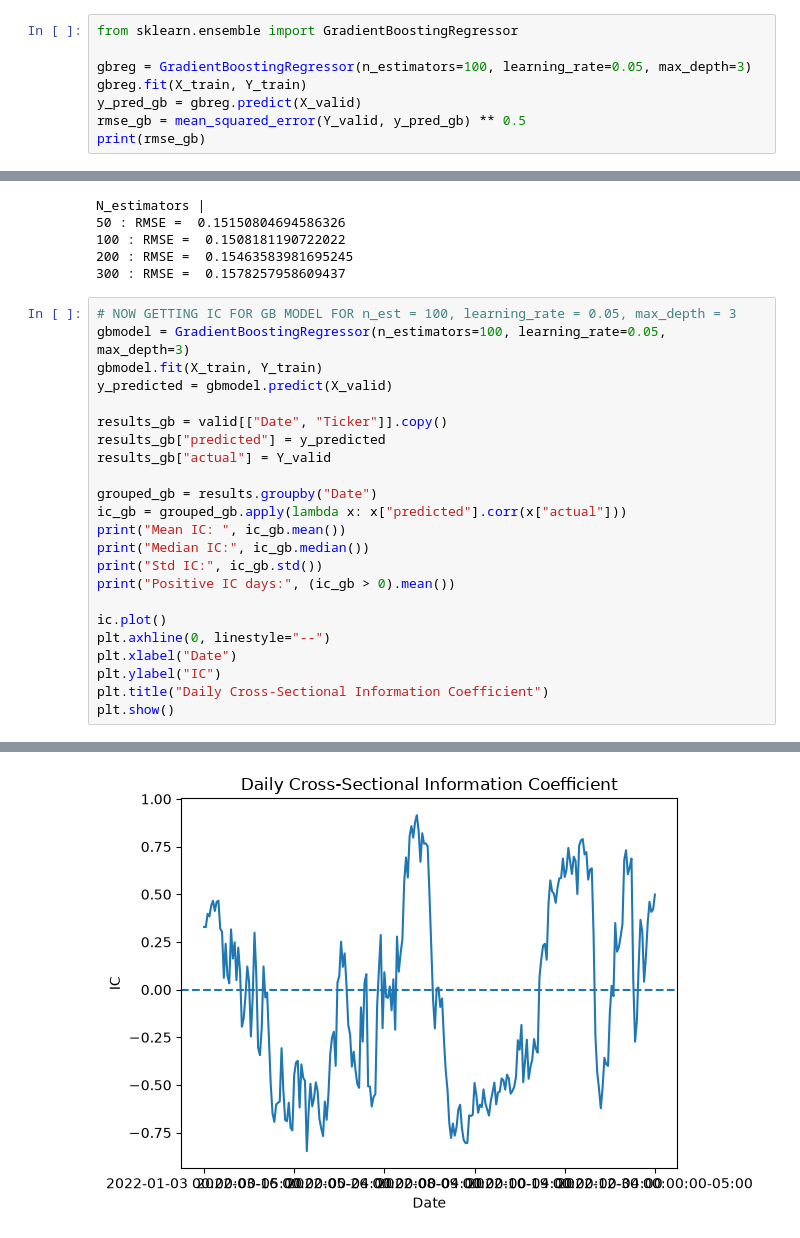
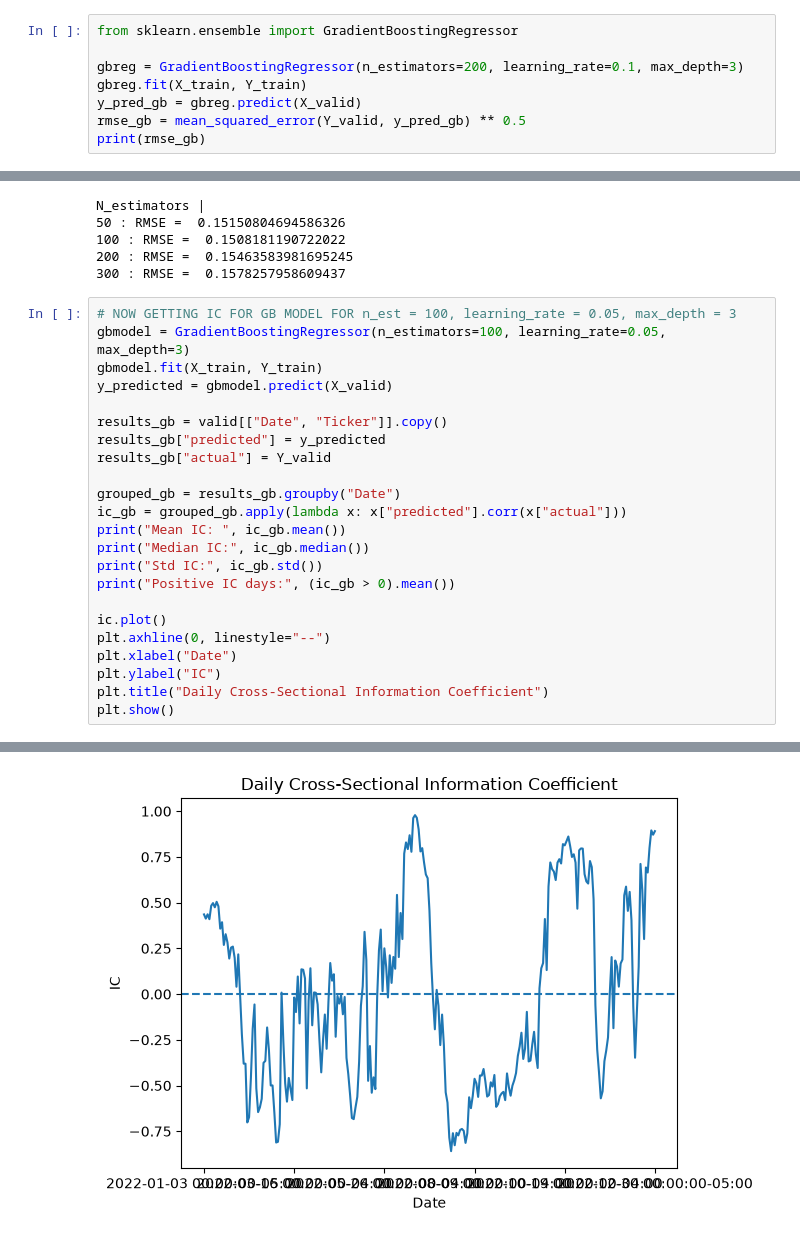
Before and after one commit to willglad/quant-ml, a Jupyter notebook: notebooks/predictor.ipynb, the cells around one changed output, grey strips where cells are left out. Cells and saved outputs as stored; diff of their text form.

Commit message:
Fixed results logic bug, added top-stock hit rate

```diff
--- a/notebooks/predictor.ipynb
+++ b/notebooks/predictor.ipynb
@@ -161,7 +161,7 @@ print(rmse_baseline)
 # %%
 from sklearn.ensemble import GradientBoostingRegressor
 
-gbreg = GradientBoostingRegressor(n_estimators=100, learning_rate=0.05, max_depth=3)
+gbreg = GradientBoostingRegressor(n_estimators=200, learning_rate=0.1, max_depth=3)
 gbreg.fit(X_train, Y_train)
 y_pred_gb = gbreg.predict(X_valid)
 rmse_gb = mean_squared_error(Y_valid, y_pred_gb) ** 0.5
@@ -282,7 +282,7 @@ results_gb = valid[["Date", "Ticker"]].copy()
 results_gb["predicted"] = y_predicted
 results_gb["actual"] = Y_valid
 
-grouped_gb = results.groupby("Date")
+grouped_gb = results_gb.groupby("Date")
 ic_gb = grouped_gb.apply(lambda x: x["predicted"].corr(x["actual"]))
 print("Mean IC: ", ic_gb.mean())
 print("Median IC:", ic_gb.median())
@@ -301,3 +301,3 @@ Median IC: -0.09281101495443314
 Std IC: 0.4798847499093701
 Positive IC days: 0.4541832669322709
-[figure, old version]
+[figure, new version]
```
Also changed, not shown: parts of 6 cells of this notebook.
